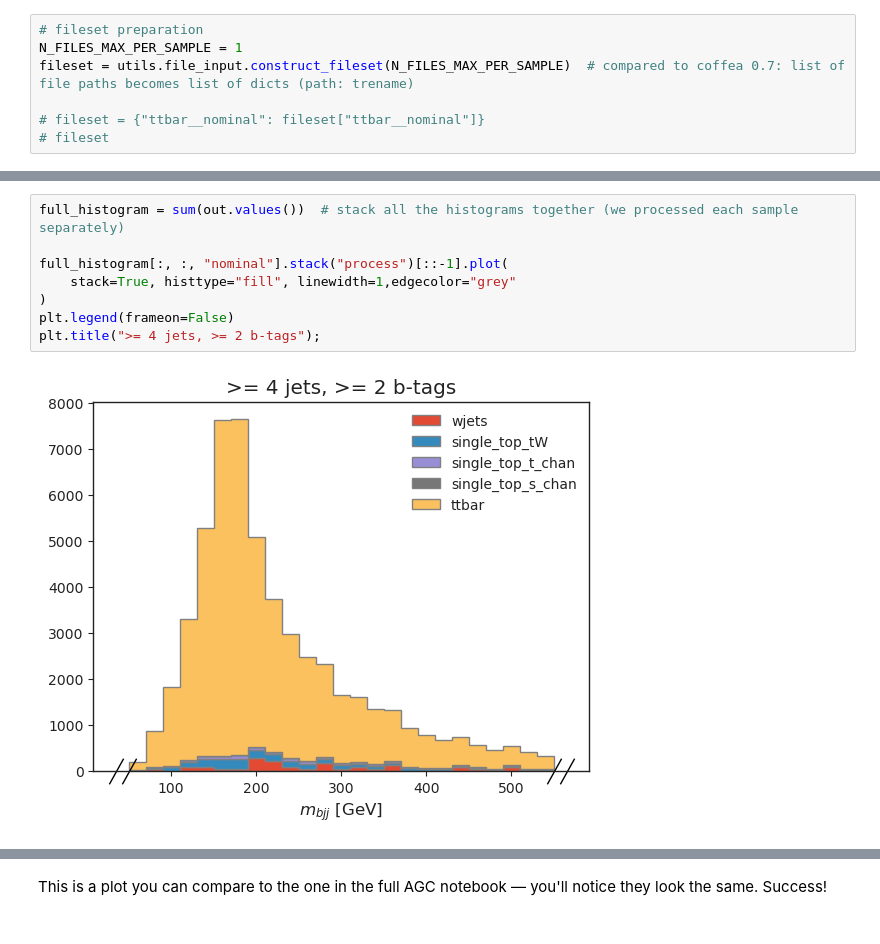
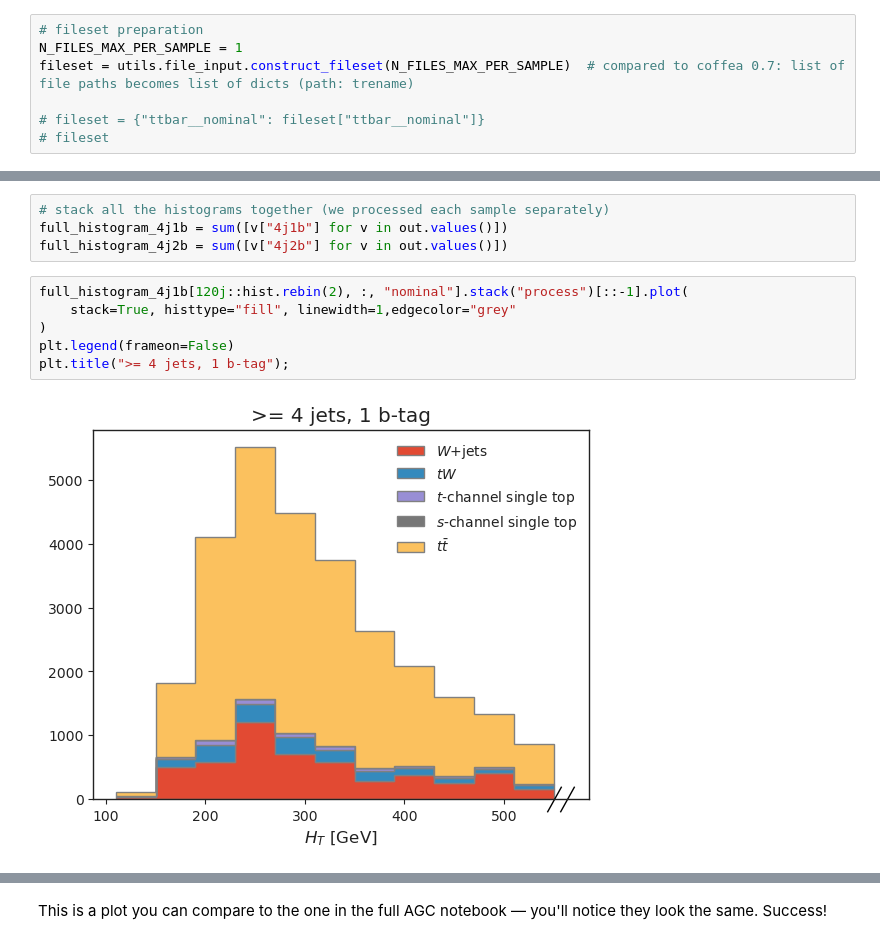
Before and after one commit to iris-hep/idap-200gbps, a Jupyter notebook: agc-coffea-2024.ipynb, the cells around one changed output, grey strips where cells are left out. Cells and saved outputs as stored; diff of their text form.

```diff
--- a/agc-coffea-2024.ipynb
+++ b/agc-coffea-2024.ipynb
@@ -207,10 +229,12 @@ Wall time: 1min
+# %%
+# stack all the histograms together (we processed each sample separately)
+full_histogram_4j1b = sum([v["4j1b"] for v in out.values()])
+full_histogram_4j2b = sum([v["4j2b"] for v in out.values()])
 # %%
-full_histogram = sum(out.values())  # stack all the histograms together (we processed each sample separately)
-
-full_histogram[:, :, "nominal"].stack("process")[::-1].plot(
+full_histogram_4j1b[120j::hist.rebin(2), :, "nominal"].stack("process")[::-1].plot(
     stack=True, histtype="fill", linewidth=1,edgecolor="grey"
 )
 plt.legend(frameon=False)
-plt.title(">= 4 jets, >= 2 b-tags");
+plt.title(">= 4 jets, 1 b-tag");
 # %% [output]
-[figure, old version]
+[figure, new version]
```
Also changed, not shown: parts of 10 cells of this notebook.
